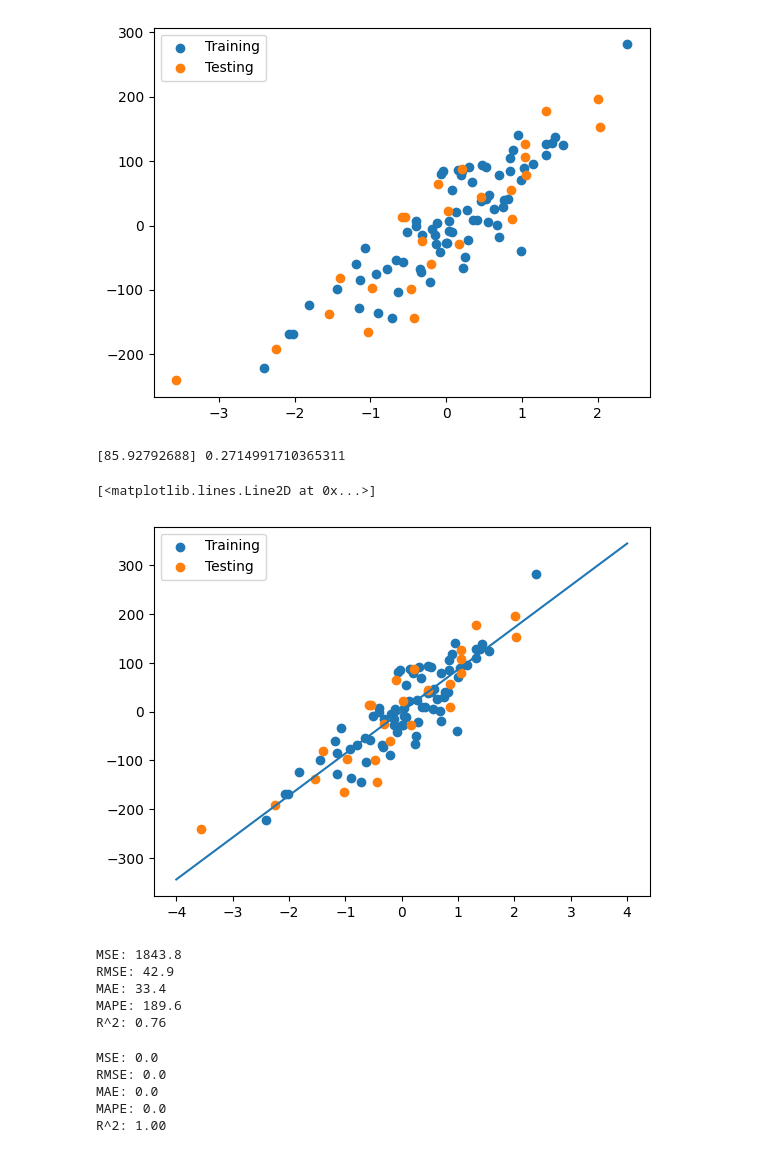
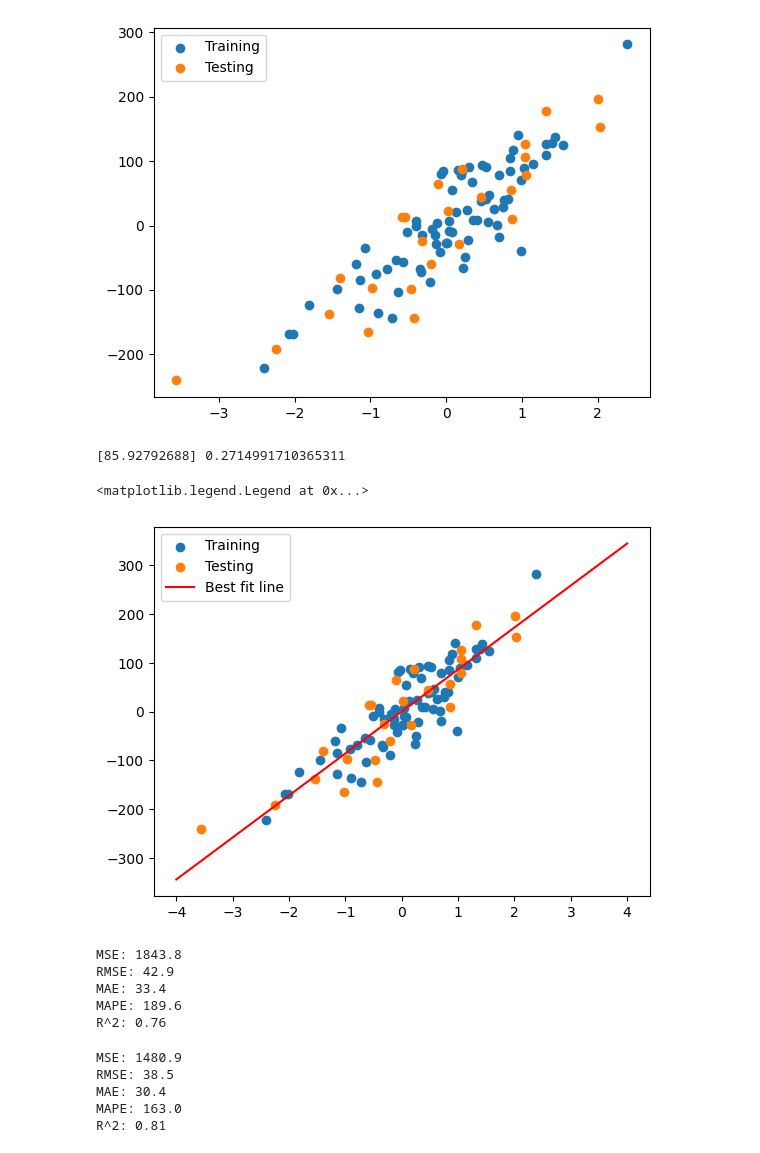
Before and after one commit to mru-data3464/w26, a Jupyter notebook: demo_code/02a_models/model_demo.ipynb, the cells around one changed output. Cells and saved outputs as stored; diff of their text form; code cells hidden in the pictures.

```diff
--- a/demo_code/02a_models/model_demo.ipynb
+++ b/demo_code/02a_models/model_demo.ipynb
@@ -91,18 +93,18 @@ plt.legend()
 # %%
 lr = LinearRegression().fit(X_train, y_train)
 print(lr.coef_, lr.intercept_)
 # add a line
 x_line = np.array([-4, 4])
 y_line = x_line * lr.coef_ + lr.intercept_
 
 plt.scatter(X_train, y_train, label="Training")
 plt.scatter(X_test, y, label="Testing")
+plt.plot(x_line, y_line, label="Best fit line", color='r')
 plt.legend()
-plt.plot(x_line, y_line)
 # %% [output]
 [85.92792688] 0.2714991710365311
-[<matplotlib.lines.Line2D at 0x...>]
+<matplotlib.legend.Legend at 0x...>
-[figure, old version]
+[figure, new version]
 # %%
 # Evaluation metrics
 def regression_metrics(model, X, y):
@@ -126,14 +128,14 @@ MAE: 33.4
 MAPE: 189.6
 R^2: 0.76
 # %%
-tree_reg = DecisionTreeRegressor().fit(X_train, y_train)
+tree_reg = DecisionTreeRegressor(max_depth =3).fit(X_train, y_train)
 regression_metrics(tree_reg, X_train, y_train)
 # %% [output]
-MSE: 0.0
-RMSE: 0.0
-MAE: 0.0
-MAPE: 0.0
-R^2: 1.00
+MSE: 1480.9
+RMSE: 38.5
+MAE: 30.4
+MAPE: 163.0
+R^2: 0.81
 # %%
 plt.scatter(X_train, y_train, label="Training")
 plt.scatter(X_test, y, label="Testing")
```
Also changed, not shown: parts of 4 cells of this notebook.
